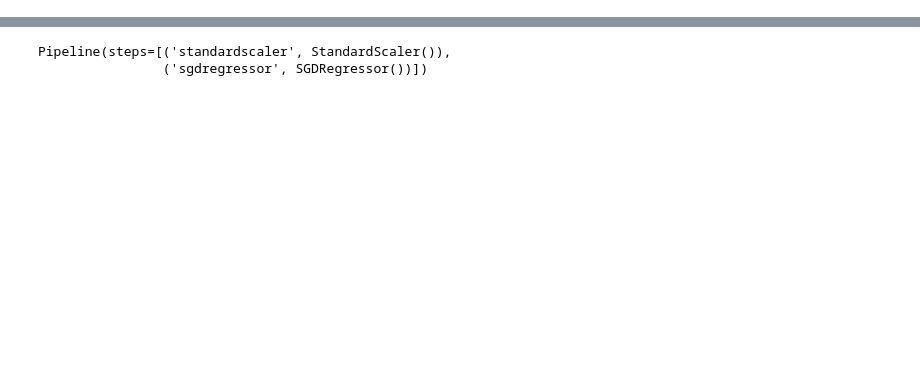
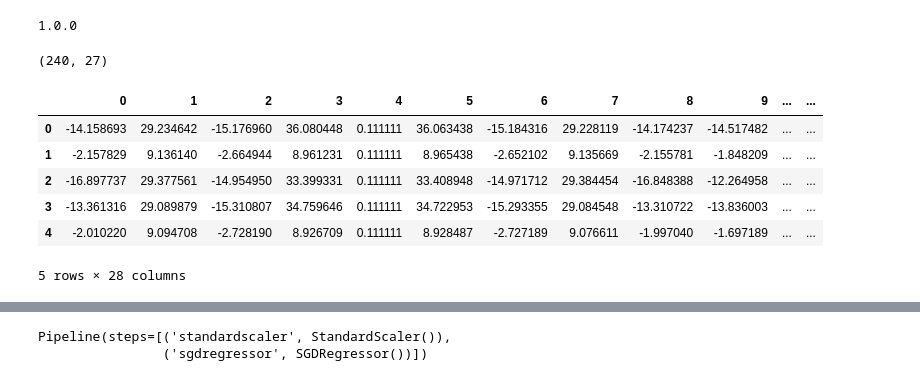
Before and after one commit to Tony-Stark007/DeepFakeDetection, a Jupyter notebook: DeepFakeDetection.ipynb, the cells around one changed output, grey strips where cells are left out. Cells and saved outputs as stored; diff of their text form; code cells hidden in the pictures; blank space fills up the shorter version.

```diff
--- a/DeepFakeDetection.ipynb
+++ b/DeepFakeDetection.ipynb
@@ -115,0 +510,8 @@ X, Y = get_training_data(video_b_channel[0], 3)
+# %%
+labels_1.pop(-1)
+print(len(labels_1))
+feature_vectors_1.pop(0)
+
+labels_2.pop(-1)
+print(len(labels_2))
+feature_vectors_2.pop(0)
@@ -115,0 +538,5 @@ X, Y = get_training_data(video_b_channel[0], 3)
+# %%
+feature_vectors = np.append(np.array(feature_vectors_1), np.array(feature_vectors_2), 0)
+labels = np.append(np.array(labels_1), np.array(labels_2), 0)
+
+print(feature_vectors.shape, labels.shape)
@@ -115,0 +866,8 @@ X, Y = get_training_data(video_b_channel[0], 3)
+# %%
+version()
+# %% [output]
+1.0.0
+# %%
+np.array(feature_vectors).shape
+# %% [output]
+(240, 27)
@@ -115,0 +876,11 @@ X, Y = get_training_data(video_b_channel[0], 3)
+# %%
+train_d = pd.DataFrame(data= np.c_[feature_vectors, labels], columns=([str(x) for x in range(27)] + ['target']))
+train_d.head()
+# %% [output]
+|  | 0 | 1 | 2 | 3 | 4 | 5 | 6 | 7 | 8 | 9 | ... | ... |
+| 0 | -14.158693 | 29.234642 | -15.176960 | 36.080448 | 0.111111 | 36.063438 | -15.184316 | 29.228119 | -14.174237 | -14.517482 | ... | ... |
+| 1 | -2.157829 | 9.136140 | -2.664944 | 8.961231 | 0.111111 | 8.965438 | -2.652102 | 9.135669 | -2.155781 | -1.848209 | ... | ... |
+| 2 | -16.897737 | 29.377561 | -14.954950 | 33.399331 | 0.111111 | 33.408948 | -14.971712 | 29.384454 | -16.848388 | -12.264958 | ... | ... |
+| 3 | -13.361316 | 29.089879 | -15.310807 | 34.759646 | 0.111111 | 34.722953 | -15.293355 | 29.084548 | -13.310722 | -13.836003 | ... | ... |
+| 4 | -2.010220 | 9.094708 | -2.728190 | 8.926709 | 0.111111 | 8.928487 | -2.727189 | 9.076611 | -1.997040 | -1.697189 | ... | ... |
+5 rows × 28 columns
```
Also changed, not shown: parts of 169 cells of this notebook, 8 other files.
